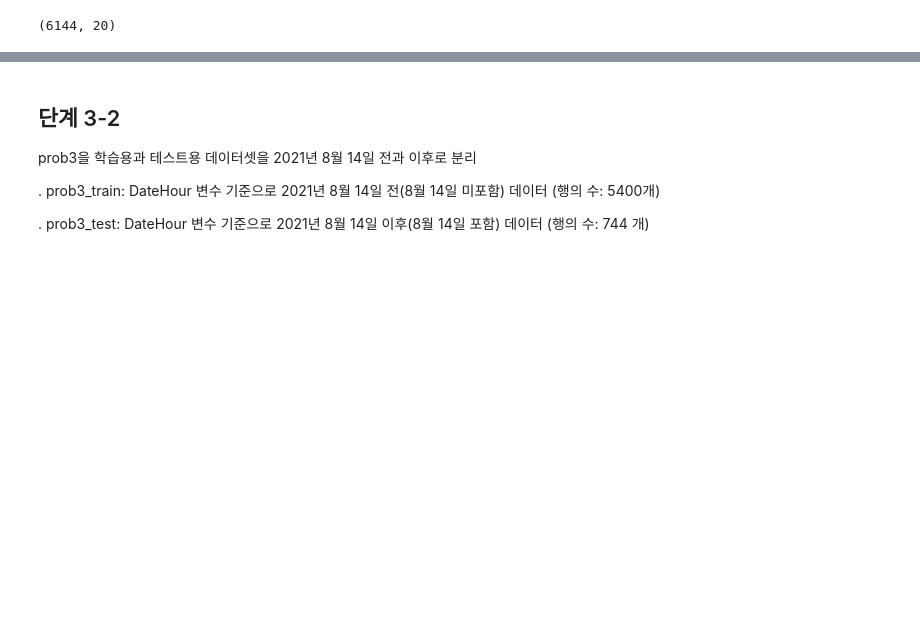
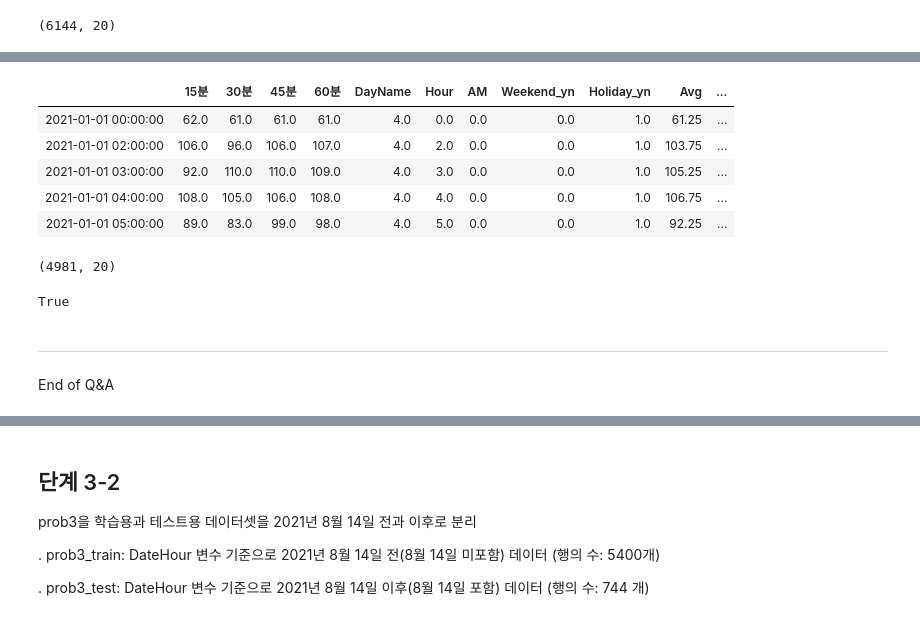
Before and after one commit to sunkusun9/DS_lv3_2408, a Jupyter notebook: sec_ds_lv3_prob3_prob.ipynb, the cells around one changed output, grey strips where cells are left out. Saved outputs shown, nothing was run; the diff lists cells and outputs as text; code cells hidden in the pictures; blank space fills up the shorter version.

```diff
--- a/sec_ds_lv3_prob3_prob.ipynb
+++ b/sec_ds_lv3_prob3_prob.ipynb
@@ -947,0 +1063,9 @@ df_prob3.head()
+# %%
+# 중간에 비어 있는 상황일 경우 한 시간 간격의 데이터를 요구할 때, shift로 처리하는 루틴입니다.
+# 한 시간 간격의 인덱스를 만들고, 인덱스를 재설정하면
+# 한 시간 간격의 데이터프레임이 만들어집니다.
+df_samp = df_basetable1.sample(frac=0.9).sort_index() # 90%를 샘플링하여 중간에 시간이 비어 있는 데이터를 만듭니다.
+display((df_samp.index[1:] - df_samp.index[:-1]).value_counts())
+df_samp.reindex(
+    pd.date_range(start=df_basetable1.index[0], end=df_basetable1.index[-1], freq='H') # 1시간 간격으로 인덱스를 만듭니다.
+).pipe(lambda x: x.index[1:] - x.index[:-1]).value_counts() # 시간에 해당하는 데이터가 없으면 결측이지만, 어쨌든 한 시간 간격의 데이터프레임이 됩니다.
@@ -947,0 +1081,28 @@ df_prob3.head()
+# %%
+df_samp2 = df_samp.reindex(
+    pd.date_range(start=df_basetable1.index[0], end=df_basetable1.index[-1], freq='H')
+).assign(
+    target=lambda x: x['TotalHour'].shift(-24)
+).dropna() # df_samp에 결측이 없다고하고 dropna로 shift 과정에서 발생한 결측을 제거합니다.
+display(df_samp2.head())
+df_samp2.shape
+# %% [output]
+|  | 15분 | 30분 | 45분 | 60분 | DayName | Hour | AM | Weekend_yn | Holiday_yn | Avg | ... |
+| 2021-01-01 00:00:00 | 62.0 | 61.0 | 61.0 | 61.0 | 4.0 | 0.0 | 0.0 | 0.0 | 1.0 | 61.25 | ... |
+| 2021-01-01 02:00:00 | 106.0 | 96.0 | 106.0 | 107.0 | 4.0 | 2.0 | 0.0 | 0.0 | 1.0 | 103.75 | ... |
+| 2021-01-01 03:00:00 | 92.0 | 110.0 | 110.0 | 109.0 | 4.0 | 3.0 | 0.0 | 0.0 | 1.0 | 105.25 | ... |
+| 2021-01-01 04:00:00 | 108.0 | 105.0 | 106.0 | 108.0 | 4.0 | 4.0 | 0.0 | 0.0 | 1.0 | 106.75 | ... |
+| 2021-01-01 05:00:00 | 89.0 | 83.0 | 99.0 | 98.0 | 4.0 | 5.0 | 0.0 | 0.0 | 1.0 | 92.25 | ... |
+(4981, 20)
+# %%
+# 인덱스 변경을 통한 방법으로 만들어 결과를 비교해봅니다.
+df_samp3 = df_samp.assign(
+    target = lambda x: pd.Series(x['TotalHour'].values, index=x.index - pd.Timedelta(days=1))
+).dropna()
+df_samp3.shape
+(df_samp2.sort_index() == df_samp3.sort_index()).all().all() # 동일한 처리 결과를 보입니다.
+# %% [output]
+True
+# %% [markdown]
+---
+End of Q&A
```
Also changed, not shown: parts of 121 cells of this notebook.
